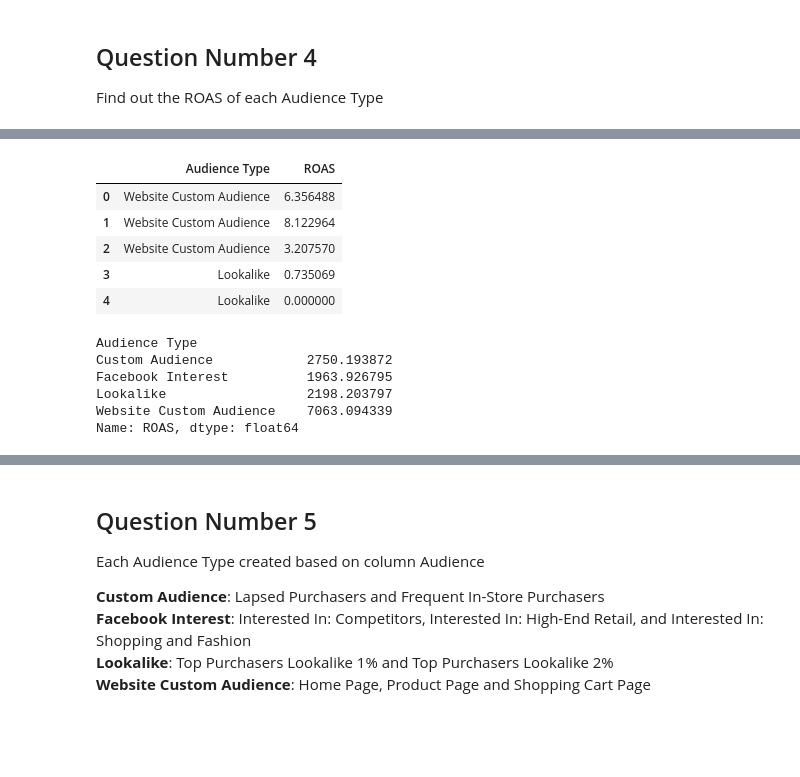
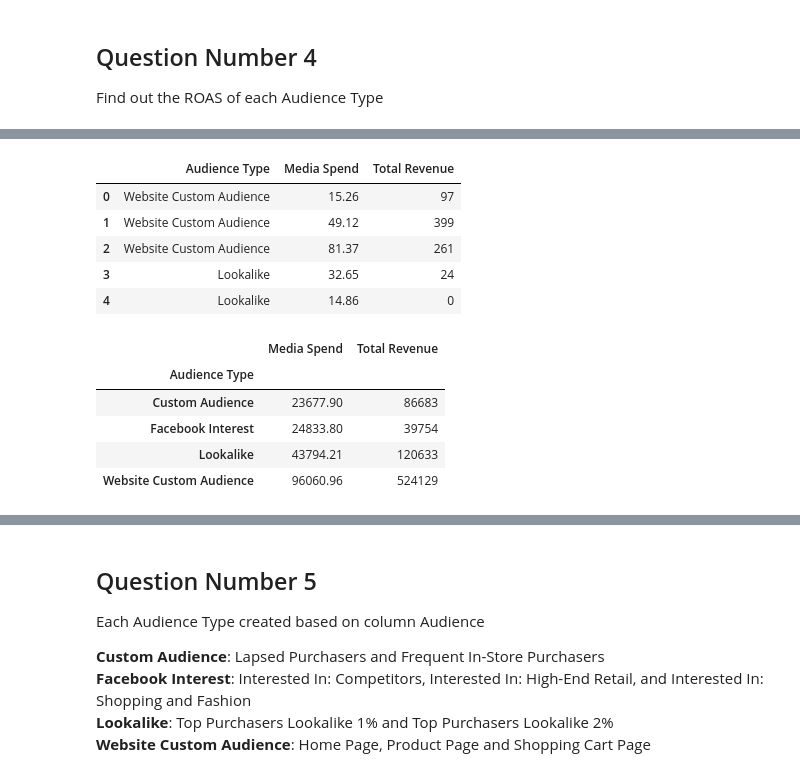
Before and after one commit to alexsong77/DAV-5400, a Jupyter notebook: Alex_Song_Analysis_Candidate.ipynb, the cells around one changed output, grey strips where cells are left out. Saved outputs shown, nothing was run; the diff lists cells and outputs as text; code cells hidden in the pictures; blank space fills up the shorter version.

```diff
--- a/Alex_Song_Analysis_Candidate.ipynb
+++ b/Alex_Song_Analysis_Candidate.ipynb
@@ -160,23 +164,23 @@ df.head()
 # %%
 # created another table that only contains columns "Audience Type" and "ROAS"
-AudienceType_ROAS = df.loc[:,['Audience Type','ROAS']]
+AudienceType_ROAS = df.loc[:,['Audience Type','Media Spend', 'Total Revenue']]
 # check the created table
 AudienceType_ROAS.head()
 # %% [output]
-|  | Audience Type | ROAS |
-| 0 | Website Custom Audience | 6.356488 |
-| 1 | Website Custom Audience | 8.122964 |
-| 2 | Website Custom Audience | 3.207570 |
-| 3 | Lookalike | 0.735069 |
-| 4 | Lookalike | 0.000000 |
+|  | Audience Type | Media Spend | Total Revenue |
+| 0 | Website Custom Audience | 15.26 | 97 |
+| 1 | Website Custom Audience | 49.12 | 399 |
+| 2 | Website Custom Audience | 81.37 | 261 |
+| 3 | Lookalike | 32.65 | 24 |
+| 4 | Lookalike | 14.86 | 0 |
 # %%
 # group by the column "Audience Type" to show the ROAS under each Audience Type
-Group_AudienceType = AudienceType_ROAS.groupby(['Audience Type']).sum()['ROAS']
+Group_AudienceType = AudienceType_ROAS.groupby(['Audience Type']).sum()
 Group_AudienceType
 # %% [output]
-Audience Type
-Custom Audience            2750.193872
-Facebook Interest          1963.926795
-Lookalike                  2198.203797
-Website Custom Audience    7063.094339
-Name: ROAS, dtype: float64
+|  | Media Spend | Total Revenue |
+| Audience Type |  |  |
+| Custom Audience | 23677.90 | 86683 |
+| Facebook Interest | 24833.80 | 39754 |
+| Lookalike | 43794.21 | 120633 |
+| Website Custom Audience | 96060.96 | 524129 |
```
Also changed, not shown: parts of 13 cells of this notebook.
